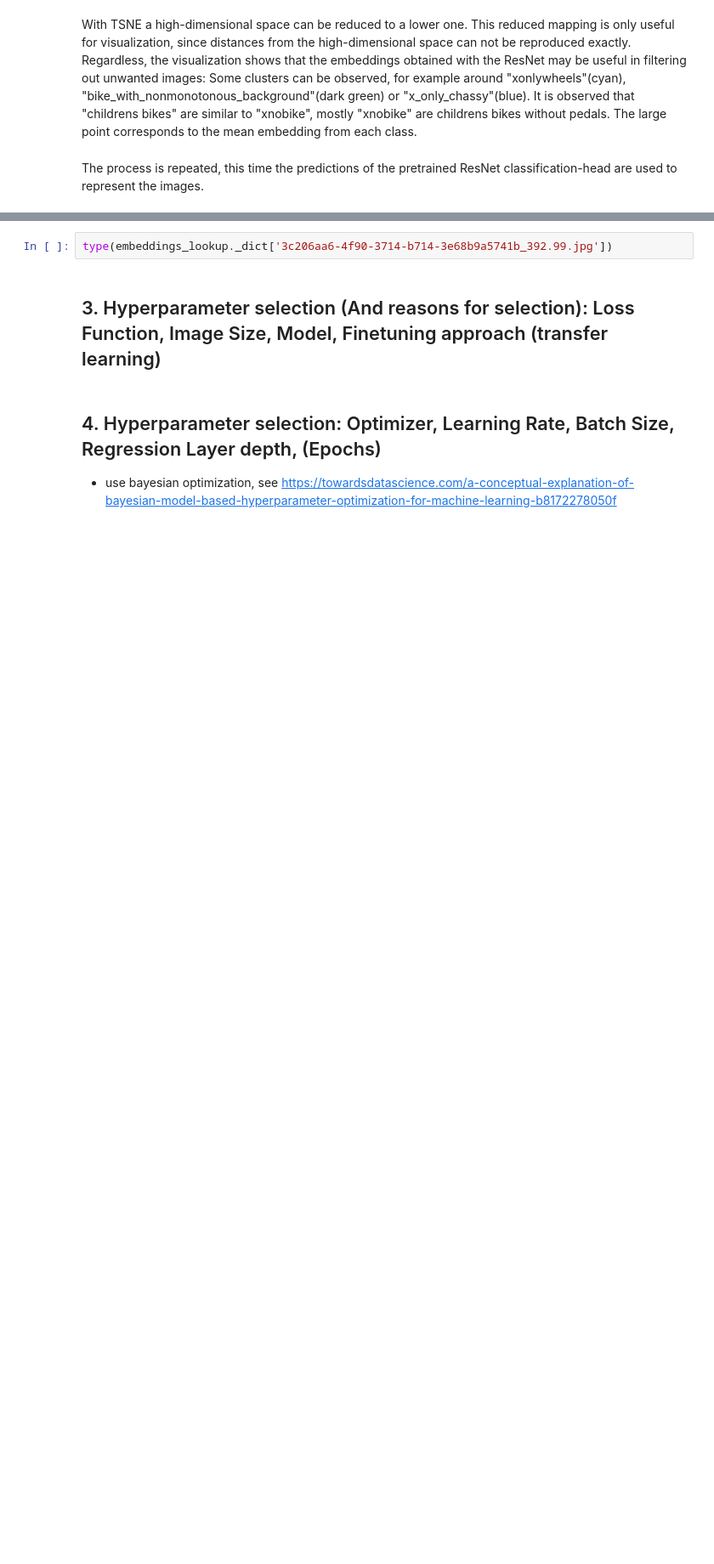
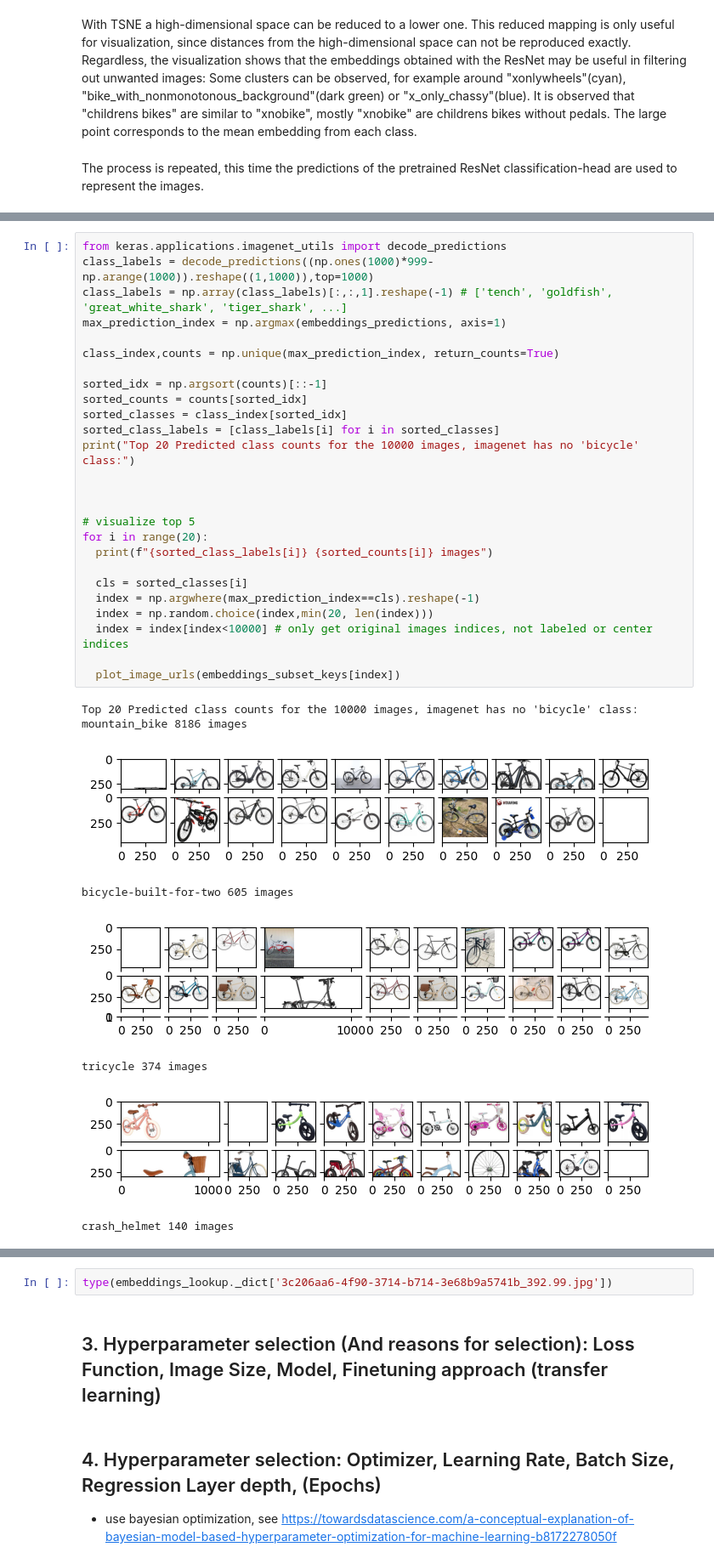
Before and after one commit to AmosDinh/BikePricePredict, a Jupyter notebook: FirstDraft.ipynb, the cells around one changed output, grey strips where cells are left out. Shown at 85% size. Saved outputs shown, nothing was run; the diff lists cells and outputs as text; blank space fills up the shorter version.

```diff
--- a/FirstDraft.ipynb
+++ b/FirstDraft.ipynb
@@ -447,0 +479,35 @@ This visualization shows the two-dimensional approximation of the ResNets class
+# %%
+from keras.applications.imagenet_utils import decode_predictions
+class_labels = decode_predictions((np.ones(1000)*999-np.arange(1000)).reshape((1,1000)),top=1000)
+class_labels = np.array(class_labels)[:,:,1].reshape(-1) # ['tench', 'goldfish', 'great_white_shark', 'tiger_shark', ...]
+max_prediction_index = np.argmax(embeddings_predictions, axis=1)
+
+class_index,counts = np.unique(max_prediction_index, return_counts=True)
+
+sorted_idx = np.argsort(counts)[::-1]
+sorted_counts = counts[sorted_idx]
+sorted_classes = class_index[sorted_idx]
+sorted_class_labels = [class_labels[i] for i in sorted_classes]
+print("Top 20 Predicted class counts for the 10000 images, imagenet has no 'bicycle' class:")
+
+
+
+# visualize top 5
+for i in range(20):
+  print(f"{sorted_class_labels[i]} {sorted_counts[i]} images")
+
+  cls = sorted_classes[i]
+  index = np.argwhere(max_prediction_index==cls).reshape(-1)
+  index = np.random.choice(index,min(20, len(index)))
+  index = index[index<10000] # only get original images indices, not labeled or center indices
+
+  plot_image_urls(embeddings_subset_keys[index])
+# %% [output]
+Top 20 Predicted class counts for the 10000 images, imagenet has no 'bicycle' class:
+mountain_bike 8186 images
+[figure, added]
+bicycle-built-for-two 605 images
+[figure, added]
+tricycle 374 images
+[figure, added]
+crash_helmet 140 images
```
Also changed, not shown: parts of 28 cells of this notebook.
